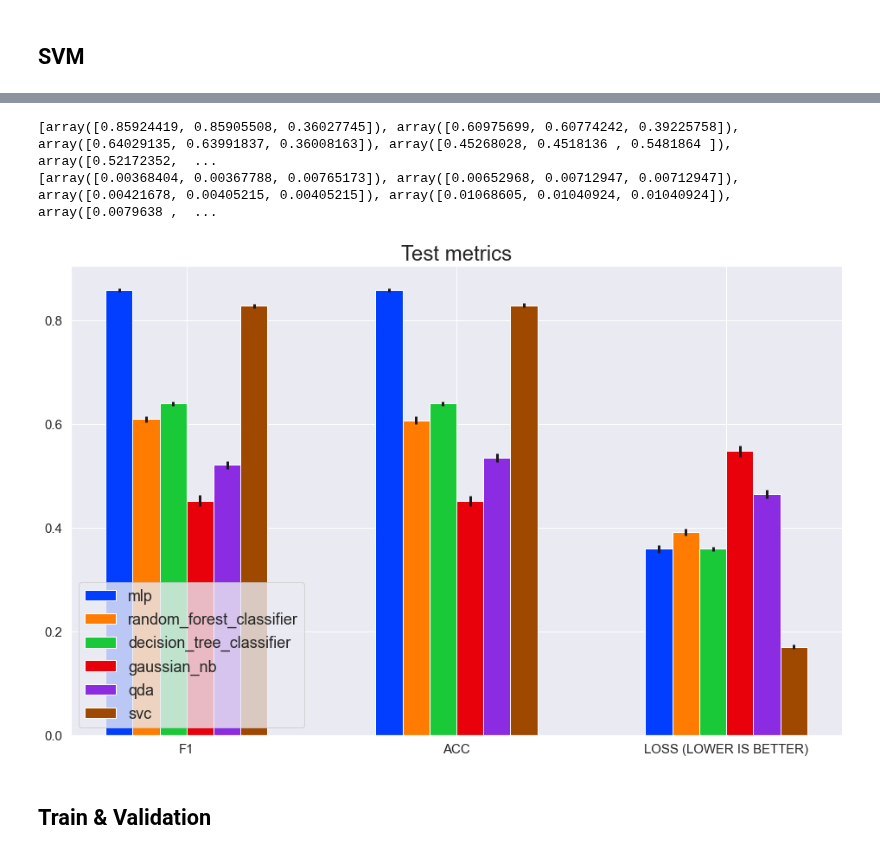
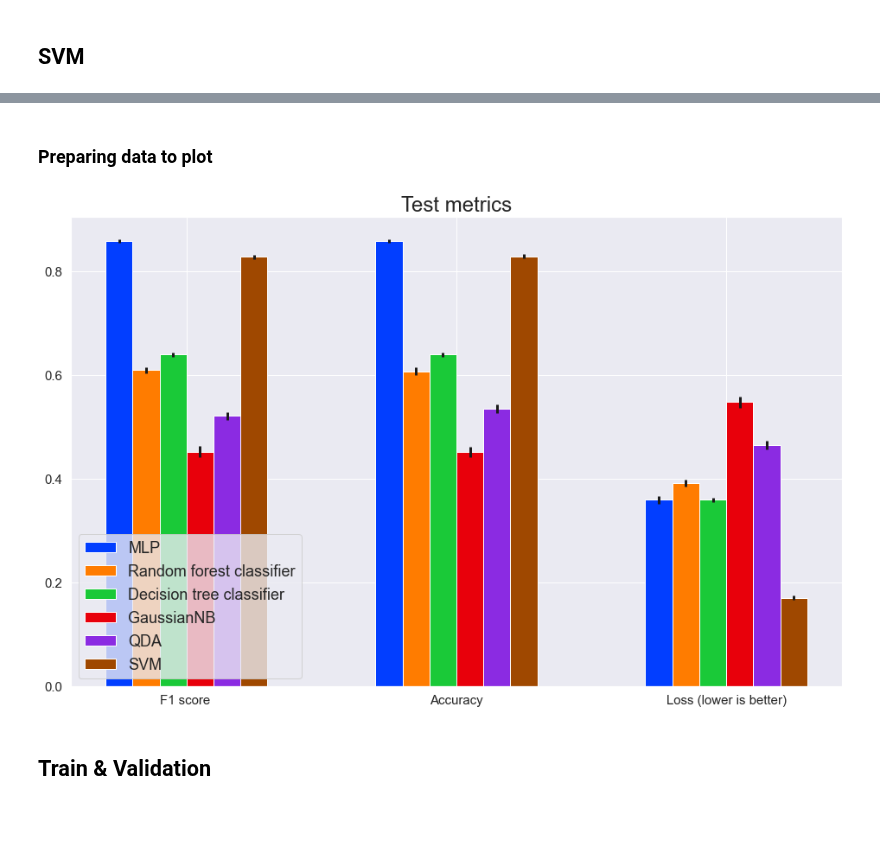
Before and after one commit to prushh/movie-lens-mlp, a Jupyter notebook: notebooks/3.0-performance-analysis.ipynb, the cells around one changed output, grey strips where cells are left out. Drawn from its saved outputs; the diff is of its cells as text; code cells hidden in the pictures; blank space fills up the shorter version.

```diff
--- a/notebooks/3.0-performance-analysis.ipynb
+++ b/notebooks/3.0-performance-analysis.ipynb
@@ -300,5 +300,5 @@ Best hyperparams configuration:
 #### Decision tree
 # %%
 res_decision_tree = calculate_statistics_sklearn(tree_res, 'decision_tree_classifier')
-df_test_metric = summary_statistics_model(df_test_metric, res_decision_tree, 'decision_tree_classifier')
+df_test_metric = summary_statistics_model(df_test_metric, res_decision_tree, 'Decision tree classifier')
 # %% [output]
@@ -315,5 +315,5 @@ Best hyperparams configuration:
 #### Gaussian naive bayes
 # %%
 res_gaussian_nb = calculate_statistics_sklearn(naive_res, 'gaussian_nb')
-df_test_metric = summary_statistics_model(df_test_metric, res_gaussian_nb, 'gaussian_nb')
+df_test_metric = summary_statistics_model(df_test_metric, res_gaussian_nb, 'GaussianNB')
 # %% [output]
@@ -328,5 +328,5 @@ Best hyperparams configuration:
 #### QDA
 # %%
 res_qda = calculate_statistics_sklearn(naive_res, 'qda')
-df_test_metric = summary_statistics_model(df_test_metric, res_qda, 'qda')
+df_test_metric = summary_statistics_model(df_test_metric, res_qda, 'QDA')
 # %% [output]
@@ -341,5 +341,5 @@ Best hyperparams configuration:
 ## SVM
 # %%
 res_svm = calculate_statistics_sklearn(svm_res, 'svc')
-df_test_metric = summary_statistics_model(df_test_metric, res_svm, 'svc')
+df_test_metric = summary_statistics_model(df_test_metric, res_svm, 'SVM')
 # %% [output]
@@ -364,6 +353,4 @@ df_test_metric
 # %%
-
-
 
 # TODO: change function and params name? Return new list or use reference (it works)?
 def add_value_array(old_list: List, df_test: pd.DataFrame, col_name: str) -> None:
@@ -374,15 +361,5 @@ def add_value_array(old_list: List, df_test: pd.DataFrame, col_name: str) -> Non
             metric_value = df_test[df_test['model'] == model_name].iloc[:, 4:].iloc[0]
 
         old_list.append(np.array(metric_value))
-
-
-metrics = []
-add_value_array(metrics, df_test_metric, 'metrics')
-print(metrics)
-
-y_errs = []
-add_value_array(y_errs, df_test_metric, 'interval')
-print(y_errs)
-# %% [output]
-[array([0.85924419, 0.85905508, 0.36027745]), array([0.60975699, 0.60774242, 0.39225758]), array([0.64029135, 0.63991837, 0.36008163]), array([0.45268028, 0.4518136 , 0.5481864 ]), array([0.52172352,  ...
-[array([0.00368404, 0.00367788, 0.00765173]), array([0.00652968, 0.00712947, 0.00712947]), array([0.00421678, 0.00405215, 0.00405215]), array([0.01068605, 0.01040924, 0.01040924]), array([0.0079638 ,  ...
+# %% [markdown]
+### Preparing data to plot
@@ -389,9 +371,10 @@ print(y_errs)
 # %%
-barplot_multiple_columns(groups=['f1', 'acc', 'loss (lower is better)'],
+barplot_multiple_columns(groups=['F1 score ', 'Accuracy', 'Loss (lower is better)'],
                          elements_group=df_test_metric['model'].unique(), data=metrics, yerr=y_errs,
-                         title='Test metrics')
+                         title='Test metrics',
+                         upper_title=False)
 # %% [output]
-[figure, old version]
+[figure, new version]
 # %% [markdown]
 ## Train & Validation
 # %%
```
Also changed, not shown: parts of 24 cells of this notebook, 1 other file.
